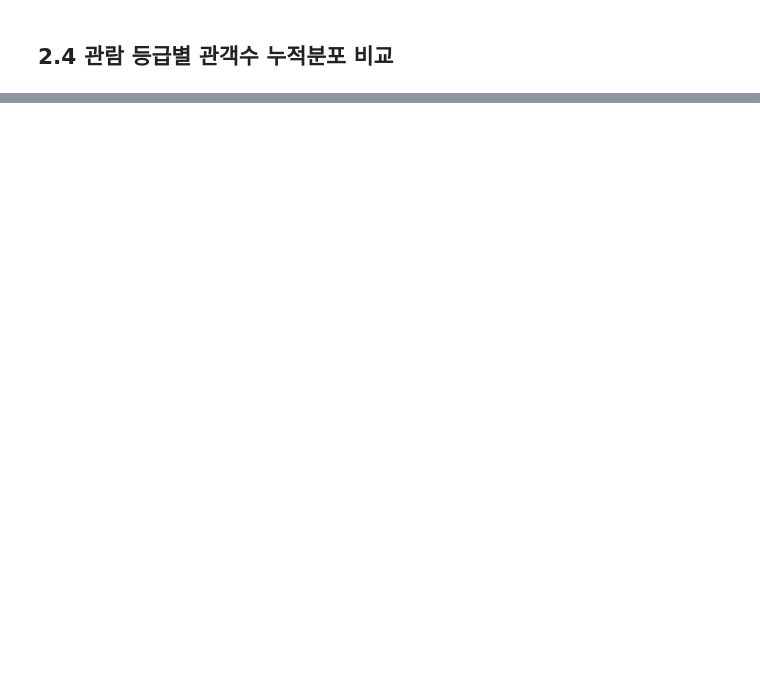
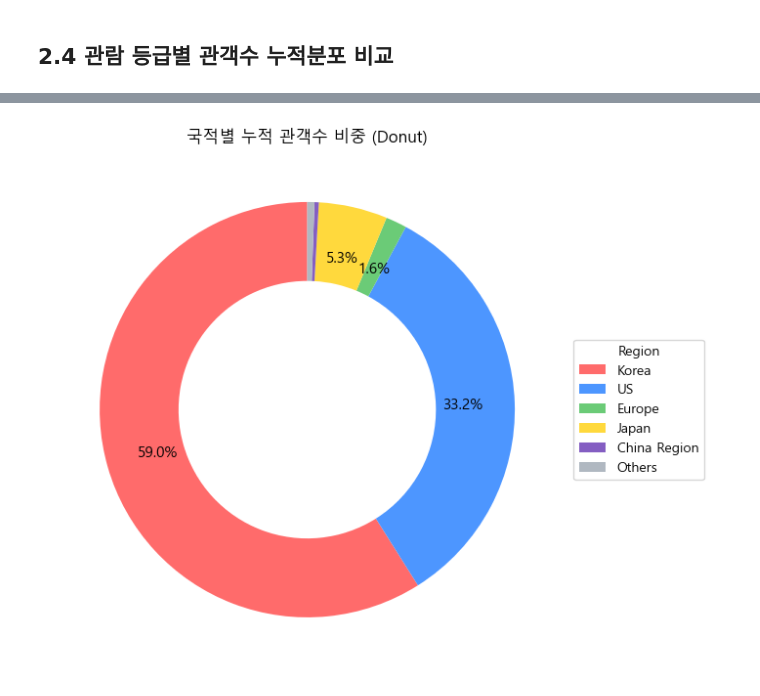
Before and after one commit to yoonha315/mini_project_eda, a Jupyter notebook: 01_data_preprocessing.ipynb, the cells around one changed output, grey strips where cells are left out. Saved outputs shown, nothing was run; the diff lists cells and outputs as text; code cells hidden in the pictures; blank space fills up the shorter version.

```diff
--- a/01_data_preprocessing.ipynb
+++ b/01_data_preprocessing.ipynb
@@ -1158,0 +1406,32 @@ plt.show()
+# %%
+def autopct_fmt(pct):
+    return '%.1f%%' % pct if pct >= 1 else ''   # 1% 미만 퍼센트 숨김
+
+plt.figure(figsize=(7,7))
+
+# 도넛 생성 (라벨 없이 퍼센트만)
+wedges, texts, autotexts = plt.pie(
+    region_sum,
+    labels=None,
+    autopct=autopct_fmt,
+    startangle=90,
+    wedgeprops={'width': 0.38},
+    colors=colors,
+    pctdistance=0.75,
+    textprops={'fontsize': 11}
+)
+
+# 범례 (라벨 대신 여기서 정리)
+plt.legend(
+    wedges,
+    region_sum.index,
+    title='Region',
+    loc='center left',
+    bbox_to_anchor=(1.0, 0.5)
+)
+
+plt.title('국적별 누적 관객수 비중 (Donut)')
+plt.tight_layout()
+plt.show()
+# %% [output]
+[figure, added]
```
Also changed, not shown: parts of 26 cells of this notebook.
